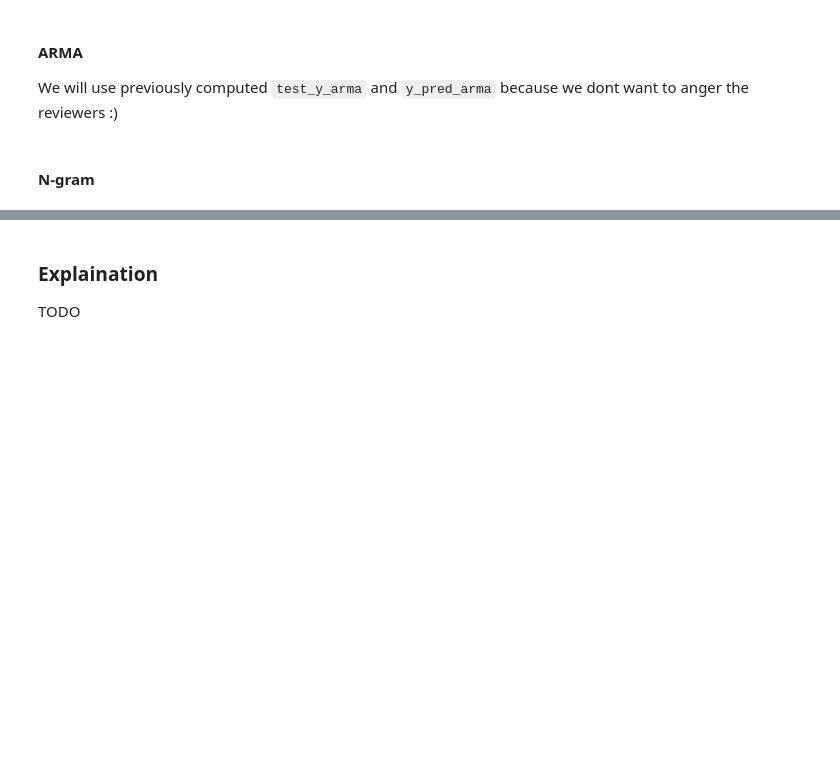
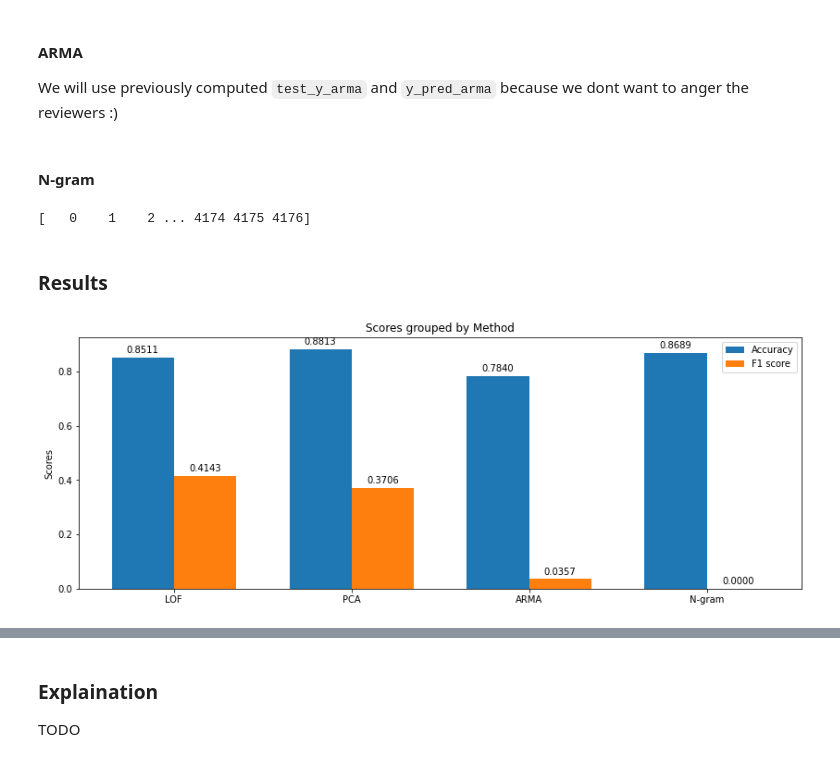
Before and after one commit to sharwinbobde/cyber-data-analytics, a Jupyter notebook: Part-2/Lab2.ipynb, the cells around one changed output, grey strips where cells are left out. Cells and saved outputs as stored; diff of their text form; code cells hidden in the pictures; blank space fills up the shorter version.

```diff
--- a/Part-2/Lab2.ipynb
+++ b/Part-2/Lab2.ipynb
@@ -848,6 +860,10 @@ results['PCA'] = result
 We will use previously computed `test_y_arma` and `y_pred_arma` because we dont want to anger the reviewers :)
 # %%
 from metrics import run_metrics
+import pickle
+test_y_arma = pickle.load( open( "test_y_arma.p", "rb" ) )
+y_pred_arma = pickle.load( open( "y_pred_arma.p", "rb" ) )
+
 result = run_metrics(test_y_arma, y_pred_arma)
 results['ARMA'] = result
 # %% [markdown]
@@ -857,16 +873,19 @@ from N_gram import N_gram_Component
 from metrics import run_metrics
 # Make train and test data
 # Z is dataset_2
+data_2['ATT_FLAG'] = data_2["ATT_FLAG"].replace(-999, 0)    # replace -999 with 0 for convenience
 signals = ['L_T1', 'L_T2', 'L_T3', 'L_T4', 'L_T5', 'L_T6', 'L_T7',
        'F_PU1', 'F_PU2', 'S_PU2', 'F_PU4', 'S_PU4',
        'F_PU6', 'S_PU6', 'F_PU7', 'S_PU7', 'F_PU8', 'S_PU8',
        'F_PU10', 'S_PU10', 'F_PU11', 'S_PU11', 'F_V2',
        'S_V2', 'P_J280', 'P_J269', 'P_J300', 'P_J256', 'P_J289', 'P_J415',
        'P_J302', 'P_J306', 'P_J307', 'P_J317', 'P_J14', 'P_J422']
+
 Z = data_2[signals].to_numpy()
 Z_labels = data_2['ATT_FLAG'].to_numpy()
 Z_outlier_indexes = list(np.where(Z_labels == 1))[0]
-Z_inlier_indexes = list(np.where(Z_labels == 0))[0]
+Z_inlier_indexes = list(np.where(Z_labels == -0))[0]
+print(Z_inlier_indexes)
 
 Z_outliers = Z[Z_outlier_indexes, :]
 Z_inliers = Z[Z_inlier_indexes, :]
@@ -878,7 +897,7 @@ N = 1
 N_gram = N_gram_Component(N, len(signals))
 
 # discretization is done only once
-params = (10, 10, 5)
+params = (2,5,1)
 Z_inlier_windowed = N_gram.discretise(Z_inliers, window_size=params[0], levels=params[1],  overlap=params[2])
 Z_outlier_windowed = N_gram.discretise(Z_outliers, window_size=params[0], levels=params[1],  overlap=params[2])
 
@@ -889,6 +908,8 @@ test_X = test_data[signals].to_numpy()
 test_X_windowed = N_gram.discretise(test_X, window_size=params[0], levels=params[1],  overlap=params[2])
 test_Y = test_data['ATT_FLAG'].to_numpy()
 test_Y_windowed = N_gram.discretise_labels(test_Y, window_size=params[0], overlap=params[2])
+# %% [output]
+[   0    1    2 ... 4174 4175 4176]
 # %%
 Z_in_profiles = N_gram.generate_profiles(Z_inlier_windowed, L)
 Z_in_profile_labels = N_gram.generate_profile_labels(Z_inlier_labels, L)
@@ -913,38 +932,42 @@ results["N-gram"] = result
+# %% [markdown]
+### Results
 # %%
 labels = []
 acc = []
 f1 = []
 
 i=0
-for key in ['LOF', 'PCA', 'ARMA' 'N-gram']:
+for key in ['LOF', 'PCA', 'ARMA', 'N-gram']:
     labels.append(key)
     acc.append(results[key]['accuracy'])
     f1.append(results[key]['f1'])
     i += 1
 x = np.arange(len(labels))  # the label locations
 width = 0.35  # the width of the bars
 
 fig, ax = plt.subplots()
 fig.set_size_inches((14,5))
 rects1 = ax.bar(x - width/2, acc, width, label='Accuracy')
 rects2 = ax.bar(x + width/2, f1, width, label='F1 score')
 ax.set_ylabel('Scores')
 ax.set_title('Scores grouped by Method')
 ax.set_xticks(x)
 ax.set_xticklabels(labels)
 ax.legend()
 
 def autolabel(rects):
     """Attach a text label above each bar in *rects*, displaying its height."""
     for rect in rects:
         height = rect.get_height()
         ax.annotate(str('%.4f'%height),
                     xy=(rect.get_x() + rect.get_width() / 2, height),
                     xytext=(0, 3),  # 3 points vertical offset
                     textcoords="offset points",
                     ha='center', va='bottom')
 autolabel(rects1)
 autolabel(rects2)
+# %% [output]
+[figure, added]
 # %%
 fig, axs = plt.subplots(nrows=4, ncols=2)
 fig.set_size_inches(14,14)
```
Also changed, not shown: parts of 14 cells of this notebook, 4 other files.
